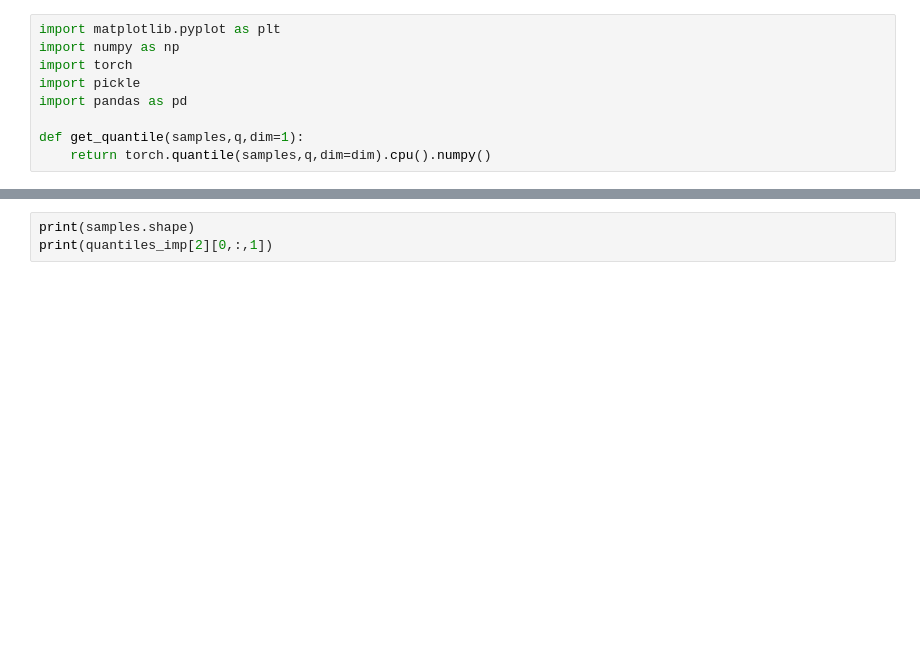
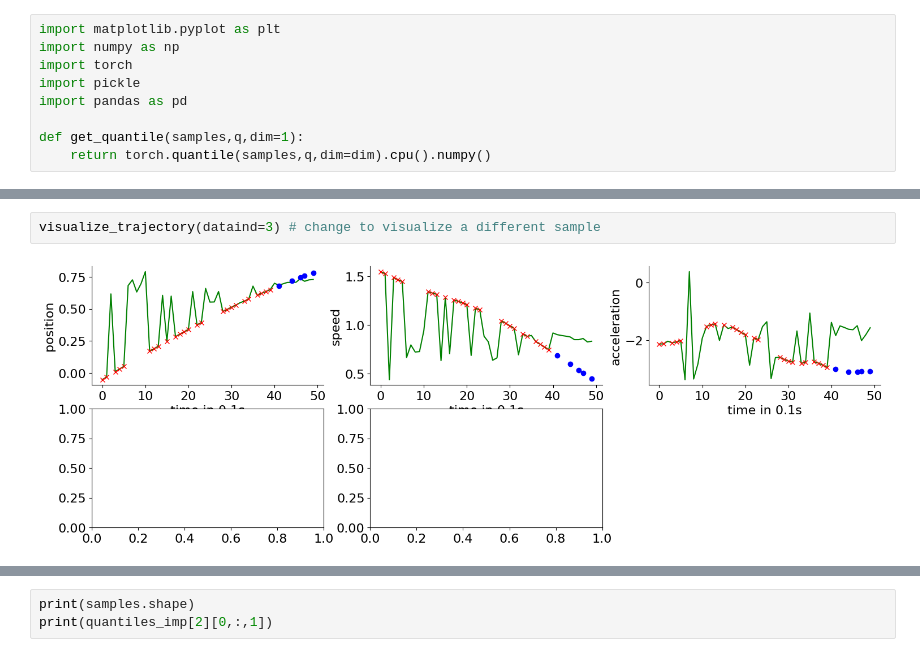
Before and after one commit to tompoek/CSDI, a Jupyter notebook: visualize_examples_trajectory.ipynb, the cells around one changed output, grey strips where cells are left out. Saved outputs shown, nothing was run; the diff lists cells and outputs as text; blank space fills up the shorter version.

```diff
--- a/visualize_examples_trajectory.ipynb
+++ b/visualize_examples_trajectory.ipynb
@@ -13,0 +108,4 @@ def get_quantile(samples,q,dim=1):
+# %%
+visualize_trajectory(dataind=3) # change to visualize a different sample
+# %% [output]
+[figure, added]
```
Also changed, not shown: parts of 20 cells of this notebook, 2 other files.
